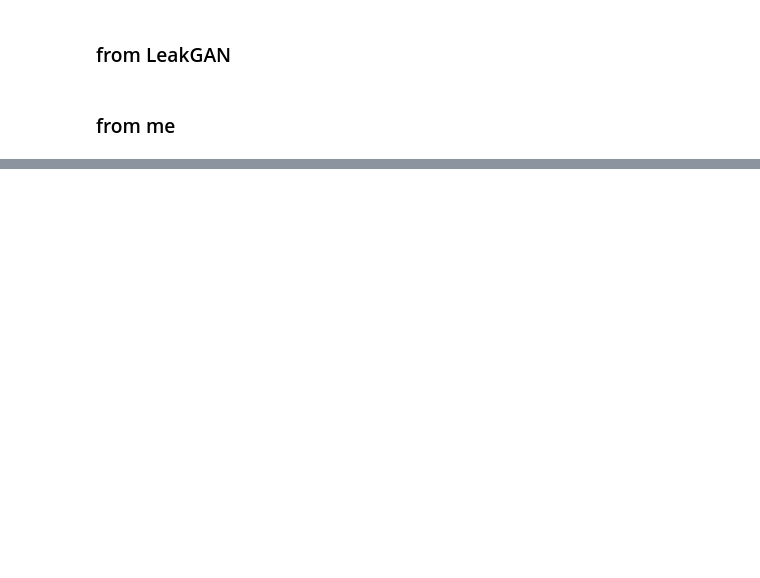
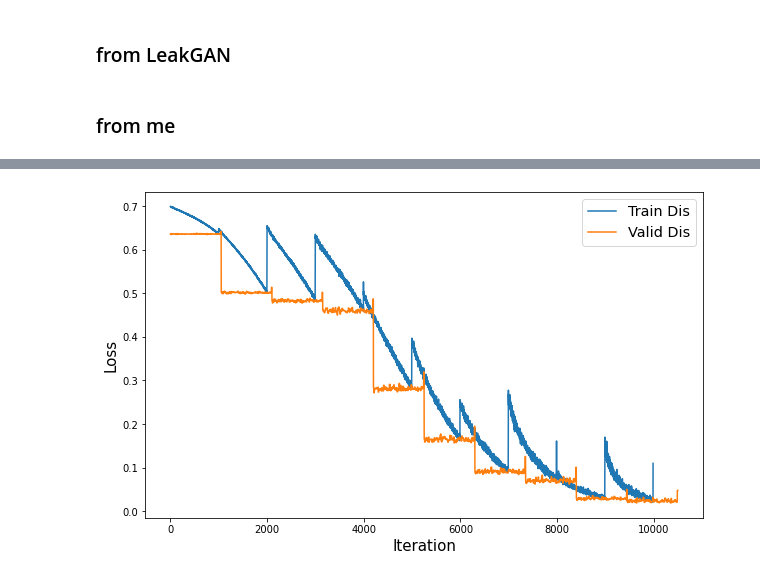
Before and after one commit to ovbystrova/hse_diploma_bc, a Jupyter notebook: notebooks/GAN.ipynb, the cells around one changed output, grey strips where cells are left out. Drawn from its saved outputs; the diff is of its cells as text; code cells hidden in the pictures; blank space fills up the shorter version.

Commit message:
relgan discriminator for lm

```diff
--- a/notebooks/GAN.ipynb
+++ b/notebooks/GAN.ipynb
@@ -388,0 +247,31 @@ tensor([ 4.8655e-01, -1.7155e-01,  7.0880e-01,  7.8546e-01,  5.3187e-01,
+# %%
+def calculate_loss(d_out_real, d_out_fake):
+    """
+    Calculates resgan loss
+    more loss functions here: https://github.com/williamSYSU/TextGAN-PyTorch/blob/master/utils/helpers.py
+    """
+    bce_loss = nn.BCEWithLogitsLoss().to(device)
+    d_loss = bce_loss(d_out_real - d_out_fake, torch.ones_like(d_out_real).to(device))
+    g_loss = bce_loss(d_out_fake - d_out_real, torch.ones_like(d_out_fake).to(device))
+    return g_loss, d_loss
+# %%
+for el in train_iterator_d:
+    with torch.no_grad():
+        x = el.text.T
+
+        x_gen = generator(el)
+        print('X generated size: ', x_gen.size())
+
+        x_dis = F.one_hot(x, len(TEXT.vocab)).float()
+        print('X real size: ', x_dis.size())
+        # If not works then loop for x in x_dis and every one to float
+
+        out_fake = discriminator(x_gen)
+        out_real = discriminator(x_dis)
+        print('Discriminator fake and real sizes: ', out_fake.size(), out_real.size())
+        # print(out_fake, out_real)
+
+        d_loss, g_loss = calculate_loss(out_real, out_fake)
+        print('Discriminator loss: ', d_loss)
+        print('Generator loss: ', g_loss)
+        break
@@ -420,3 +289,0 @@ test_loss
-# %%
-# load the weights of pretrained generator (notebooks/Language_Model_exp.ipynb)
-model.load_state_dict(torch.load(LM_PATH))
@@ -431,0 +418,2 @@ test_loss
+# %%
+instructor = RelGANInstructor(generator=generator, discriminator=discriminator)
@@ -431,0 +434,11 @@ test_loss
+# %%
+new_val = [el for el in instructor.dis_losses_valid for i in range(10)]
+plt.figure(figsize=(10,6))
+plt.plot(np.arange(len(instructor.dis_losses_train)), instructor.dis_losses_train, label='Train Dis')
+plt.plot(np.arange(len(new_val)), new_val, label='Valid Dis')
+plt.xlabel('Iteration', fontsize=15)
+plt.ylabel('Loss', fontsize=15)
+plt.legend(fontsize='x-large')
+plt.show()
+# %% [output]
+[figure, added]
```
Also changed, not shown: parts of 35 cells of this notebook.
